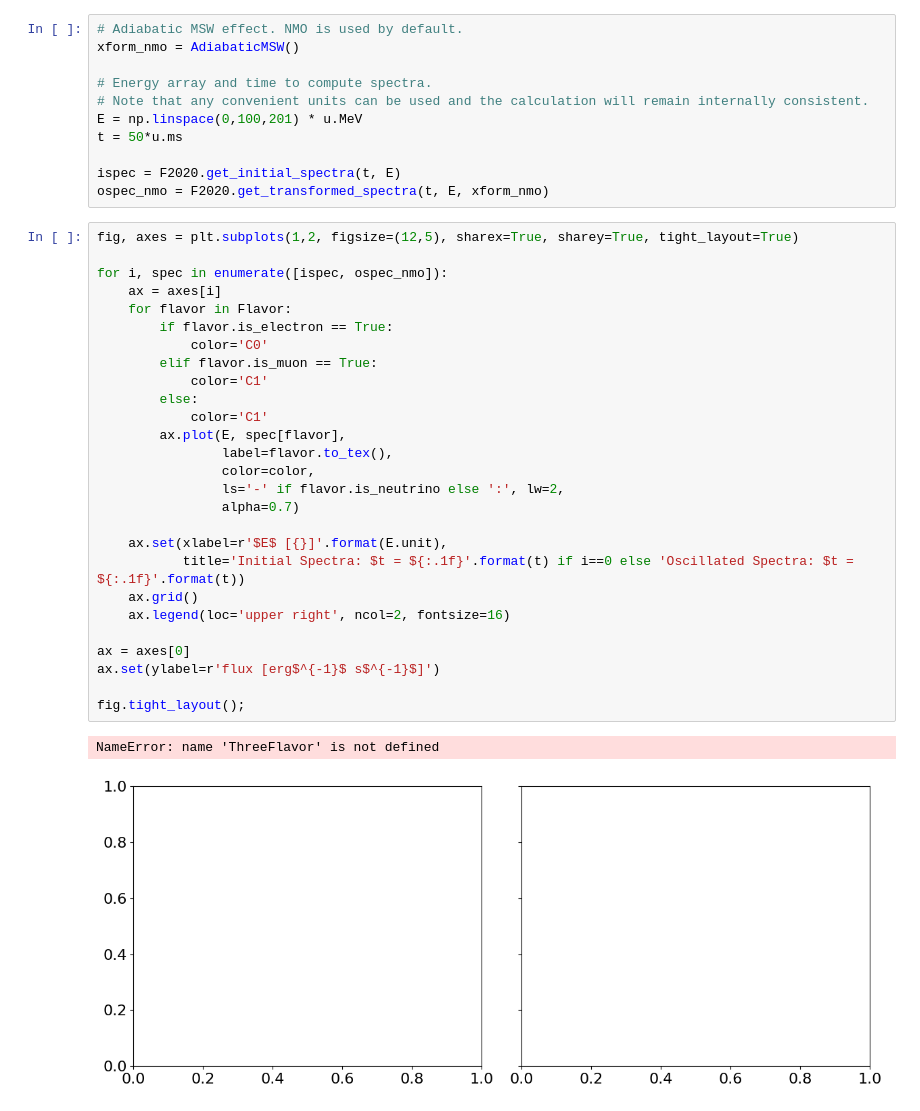
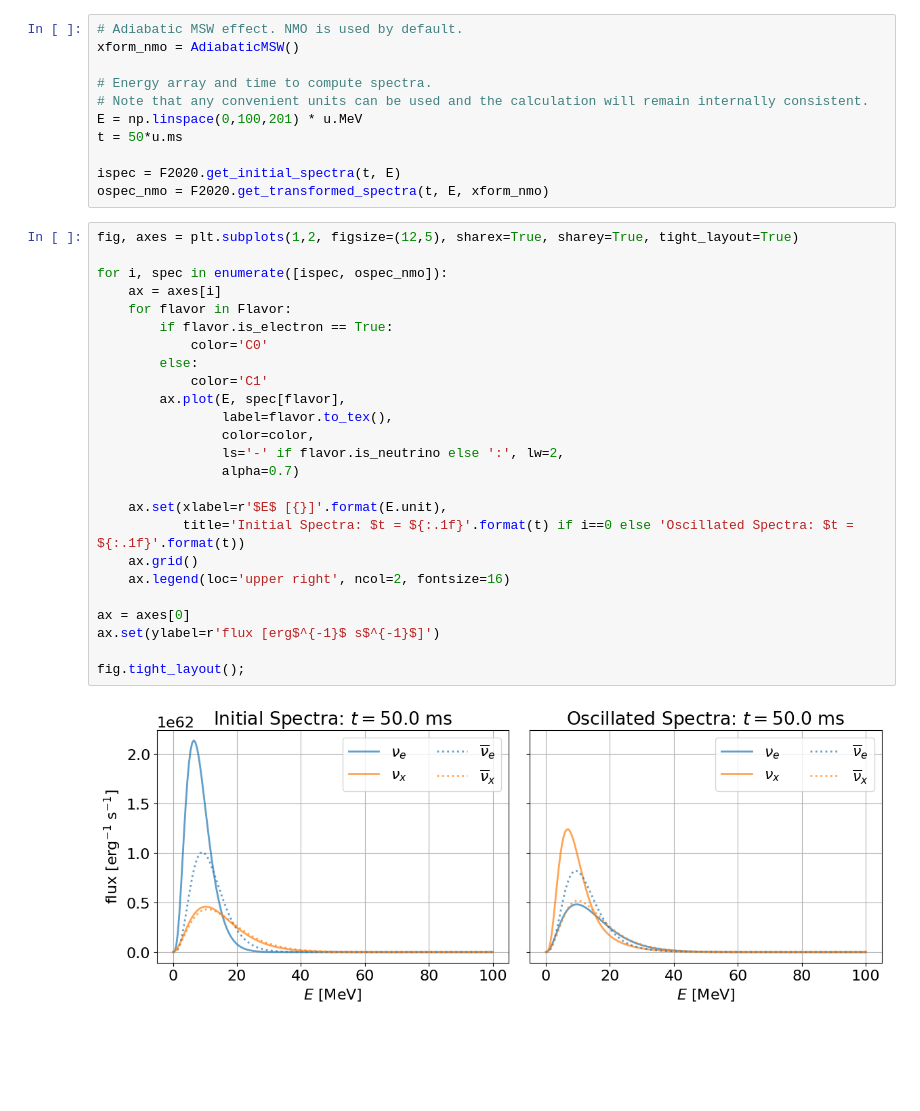
Before and after one commit to SNEWS2/snewpy, a Jupyter notebook: doc/nb/ccsn/Fischer_2020.ipynb, the cells around one changed output. Drawn from its saved outputs; the diff is of its cells as text; blank space fills up the shorter version.

```diff
--- a/doc/nb/ccsn/Fischer_2020.ipynb
+++ b/doc/nb/ccsn/Fischer_2020.ipynb
@@ -80,30 +80,27 @@ ospec_nmo = F2020.get_transformed_spectra(t, E, xform_nmo)
 # %%
 fig, axes = plt.subplots(1,2, figsize=(12,5), sharex=True, sharey=True, tight_layout=True)
 
 for i, spec in enumerate([ispec, ospec_nmo]):
     ax = axes[i]
     for flavor in Flavor:
         if flavor.is_electron == True:
             color='C0'
-        elif flavor.is_muon == True:
-            color='C1'
         else:
             color='C1'
         ax.plot(E, spec[flavor],
                 label=flavor.to_tex(),
                 color=color,
                 ls='-' if flavor.is_neutrino else ':', lw=2,
                 alpha=0.7)
 
     ax.set(xlabel=r'$E$ [{}]'.format(E.unit),
            title='Initial Spectra: $t = ${:.1f}'.format(t) if i==0 else 'Oscillated Spectra: $t = ${:.1f}'.format(t))
     ax.grid()
     ax.legend(loc='upper right', ncol=2, fontsize=16)
 
 ax = axes[0]
 ax.set(ylabel=r'flux [erg$^{-1}$ s$^{-1}$]')
 
 fig.tight_layout();
 # %% [output]
-NameError: name 'ThreeFlavor' is not defined
-[figure, old version]
+[figure, new version]
```
